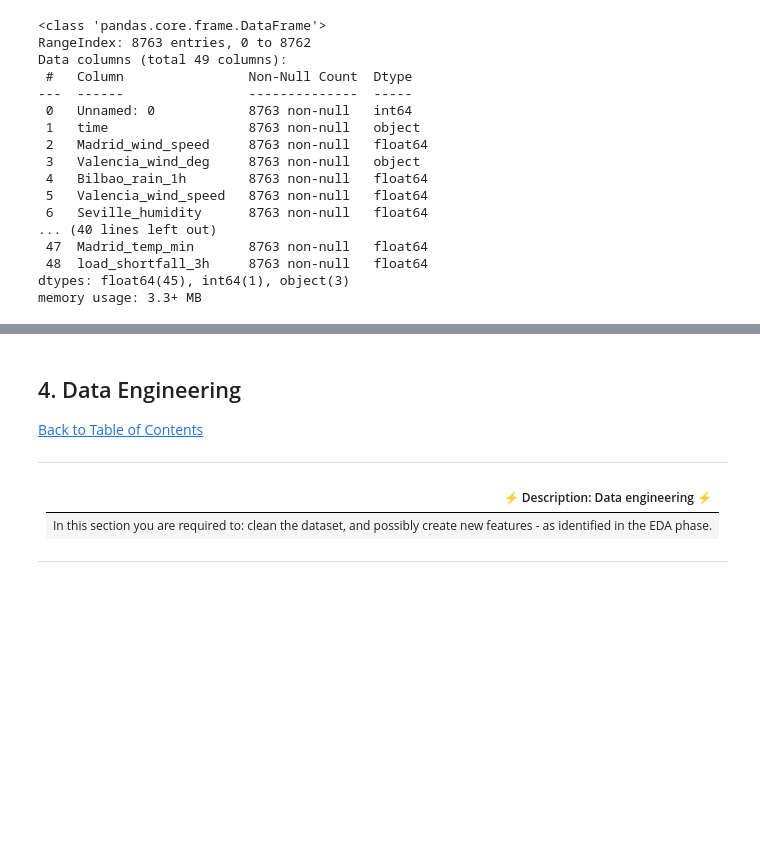
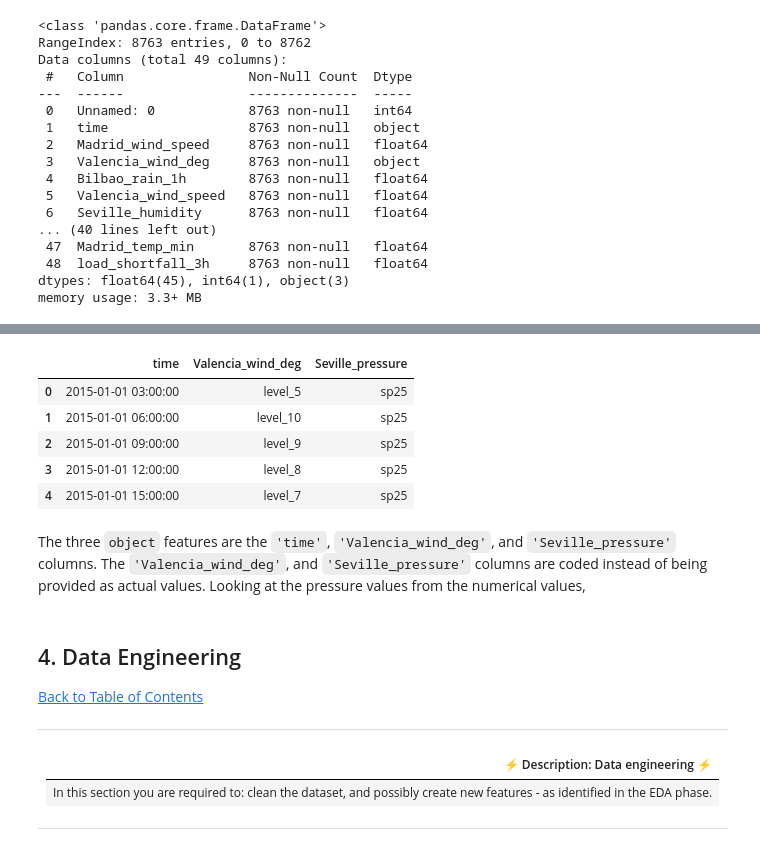
Before and after one commit to queen9921/advanced_regression, a Jupyter notebook: starter-notebook.ipynb, the cells around one changed output, grey strips where cells are left out. Cells and saved outputs as stored; diff of their text form; code cells hidden in the pictures; blank space fills up the shorter version.

```diff
--- a/starter-notebook.ipynb
+++ b/starter-notebook.ipynb
@@ -177,3 +243,14 @@ memory usage: 3.3+ MB
+# %%
+df_train[object_list].head()
+# %% [output]
+|  | time | Valencia_wind_deg | Seville_pressure |
+| 0 | 2015-01-01 03:00:00 | level_5 | sp25 |
+| 1 | 2015-01-01 06:00:00 | level_10 | sp25 |
+| 2 | 2015-01-01 09:00:00 | level_9 | sp25 |
+| 3 | 2015-01-01 12:00:00 | level_8 | sp25 |
+| 4 | 2015-01-01 15:00:00 | level_7 | sp25 |
+# %% [markdown]
+The three `object` features are the `'time'`, `'Valencia_wind_deg'`, and `'Seville_pressure'` columns. The `'Valencia_wind_deg'`, and `'Seville_pressure'` columns are coded instead of being provided as actual values. Looking at the pressure values from the numerical values,
 # %%
 # look at data statistics
 # %%
```
Also changed, not shown: parts of 11 cells of this notebook.
